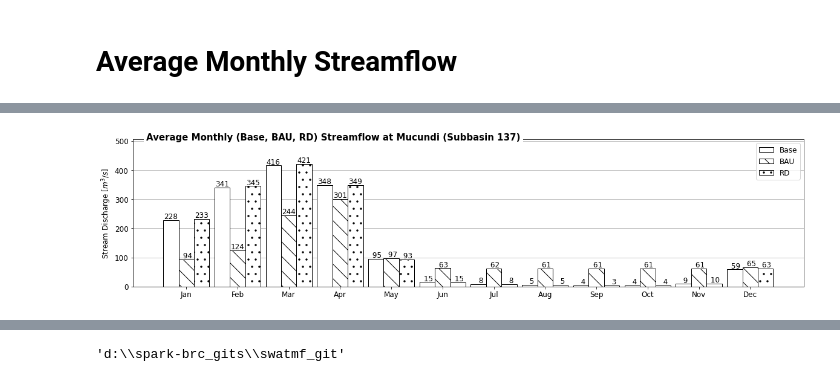
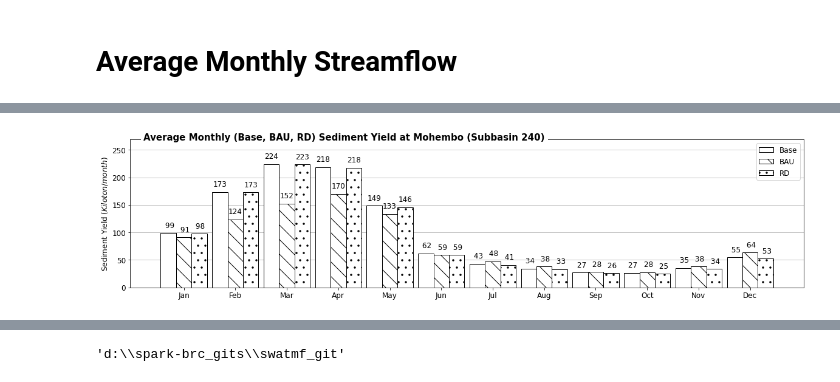
Before and after one commit to spark-brc/swatmf, a Jupyter notebook: okvg_031721_base_bau_rd_watercontent.ipynb, the cells around one changed output, grey strips where cells are left out. Saved outputs shown, nothing was run; the diff lists cells and outputs as text; code cells hidden in the pictures.

```diff
--- a/okvg_031721_base_bau_rd_watercontent.ipynb
+++ b/okvg_031721_base_bau_rd_watercontent.ipynb
@@ -215,46 +273,50 @@ fig, ax = plt.subplots(
                 )
 # x = date2num(base_df.index)
 w = 0.3
-ax.bar(base_df.index-0.3, base_df.base_137, width=w, align='center', label='Base', hatch='', color='white', edgecolor='black', zorder=3)
-ax.bar(base_df.index, scn_dff.scn_137, width=w, align='center', label='BAU', hatch='\\', color='white', edgecolor='black', zorder=3)
-ax.bar(base_df.index+0.3, df_rd.base_137, width=w, align='center', label='RD', hatch='.', color='white', edgecolor='black', zorder=3)
+ax.bar(base_df.index-0.3, base_df.base_240, width=w, align='center', label='Base', hatch='', color='white', edgecolor='black', zorder=3)
+ax.bar(base_df.index, scn_dff.scn_240, width=w, align='center', label='BAU', hatch='\\', color='white', edgecolor='black', zorder=3)
+ax.bar(base_df.index+0.3, df_rd.base_240, width=w, align='center', label='RD', hatch='.', color='white', edgecolor='black', zorder=3)
 
-for index, value in zip(base_df.index-0.2, base_df.base_137):
+for index, value in zip(base_df.index-0.2, base_df.base_240):
     ax.text(
-        index-0.1, value+5, '{:3.0f}'.format(value),
+        index-0.1, value+10000, '{:3.0f}'.format(value/1000),
         fontsize=12, rotation=0, horizontalalignment='center')
-for index, value in zip(base_df.index, scn_dff.scn_137):
-    ax.text(index, value+5, '{:3.0f}'.format(value), fontsize=12, rotation=0, horizontalalignment='center')
-for index, value in zip(base_df.index, df_rd.base_137):
-    ax.text(index+0.3, value+5, '{:3.0f}'.format(value), fontsize=12, rotation=0, horizontalalignment='center')
+for index, value in zip(base_df.index, scn_dff.scn_240):
+    ax.text(index, value+10000, '{:3.0f}'.format(value/1000), fontsize=12, rotation=0, horizontalalignment='center')
+for index, value in zip(base_df.index, df_rd.base_240):
+    ax.text(index+0.3, value+10000, '{:3.0f}'.format(value/1000), fontsize=12, rotation=0, horizontalalignment='center')
 
+ax.yaxis.set_major_formatter(FuncFormatter(y_fmt))
 
 ax.tick_params(axis='both', labelsize=12)
 # plt.setp(ax.get_xticklabels(), rotation=70)
 # ax.set_xticks(base_df.index[::1])
 # ax.xaxis_date()
 # plt.xticks[1].set_visible(False)
 ax.set_xticks(base_df.index[::1])
 month_names = ['Jan','Feb','Mar','Apr','May','Jun',
                'Jul','Aug','Sep','Oct','Nov','Dec']
 ax.set_xticklabels(month_names)
+
+
 ax.margins(y=0.2)
 ax.set_title(
-    'Average Monthly (Base, BAU, RD) Streamflow at Mucundi (Subbasin 137)',
+    'Average Monthly (Base, BAU, RD) Sediment Yield at Mohembo (Subbasin 240)',
     fontsize=15,
     fontweight="bold",
     horizontalalignment='left',
     x=0.02,
     y=0.97,
     bbox=dict(
         facecolor='white',
         edgecolor='white'))
 # ax.autoscale(tight=True)
 plt.tight_layout()
 ax.legend(fontsize=12)
 ax.grid(axis='y', zorder=0)
-ax.set_ylabel(r'Stream Discharge $[m^3/s]$', fontsize = 12)
-plt.savefig('am_mucundi_ff.png', dpi=300, bbox_inches="tight")
+# ax.set_ylabel(r'Stream Discharge $[m^3/s]$', fontsize = 12)
+ax.set_ylabel(r'Sediment Yield $(Kiloton/month)$', fontsize = 12)
+plt.savefig('am_mohembo_ff_sed.png', dpi=300, bbox_inches="tight")
 plt.show()
 # %% [output]
-[figure, old version]
+[figure, new version]
```
Also changed, not shown: parts of 27 cells of this notebook.
